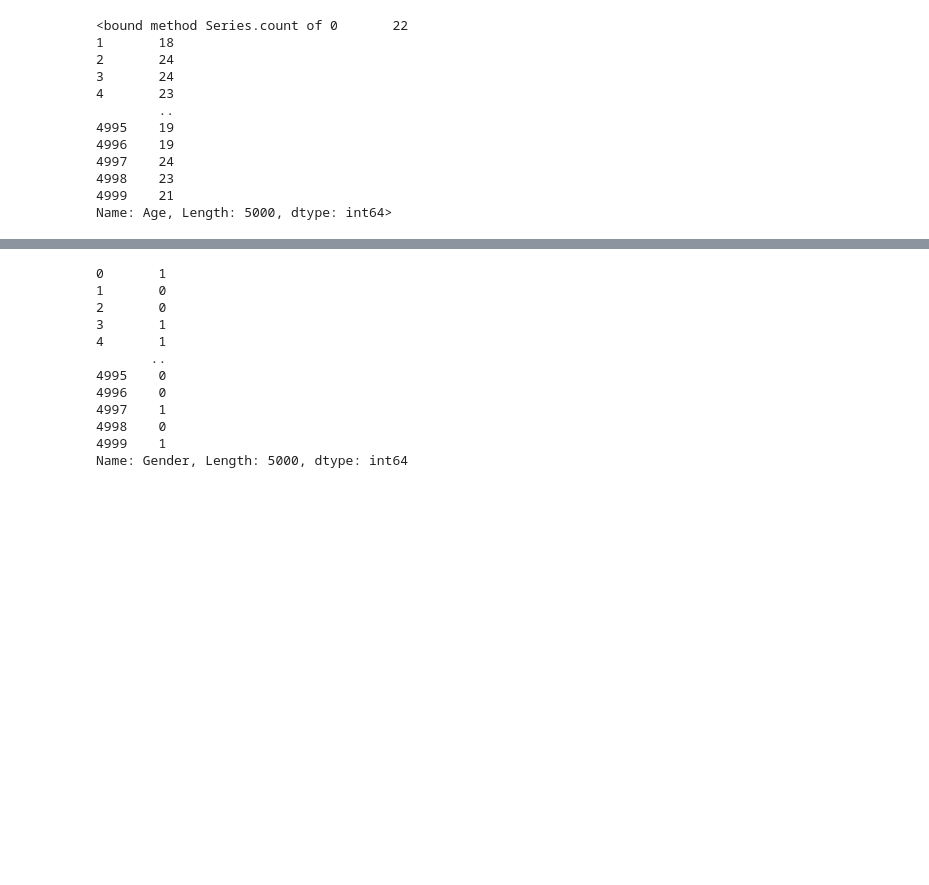
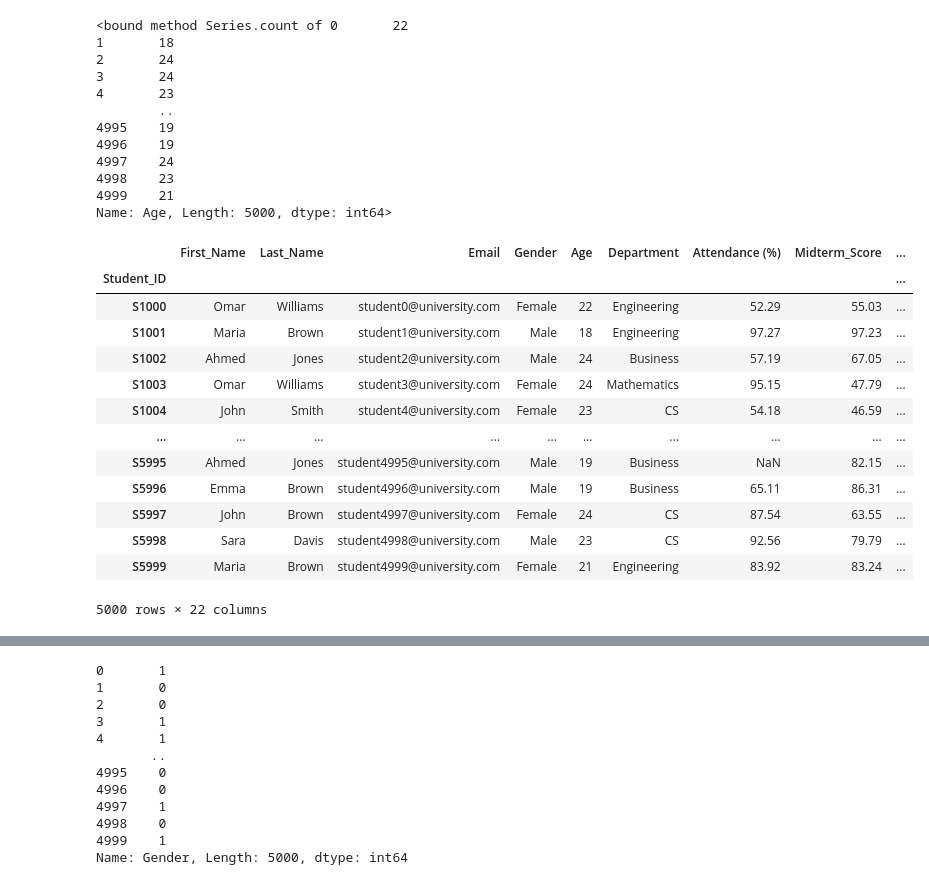
Before and after one commit to oomollo/Pandas-walkthrough, a Jupyter notebook: pandas.ipynb, the cells around one changed output, grey strips where cells are left out. Drawn from its saved outputs; the diff is of its cells as text; code cells hidden in the pictures; blank space fills up the shorter version.

```diff
--- a/pandas.ipynb
+++ b/pandas.ipynb
@@ -12,7 +12,7 @@ df.head()
 | 4 | S1004 | John | Smith | student4@university.com | Female | 23 | CS | 54.18 | ... |
 5 rows × 23 columns
 # %%
-df= pd.read_csv(r"C:\Users\Olgah\Documents\Moringaprojects\DS-PT11\phase1\Pandas\Students_Grading_Dataset.csv")
+df= pd.read_csv(r"C:\Users\Olgah\Documents\Moringaprojects\DS-PT11\phase1\Pandas\Data\Students_Grading_Dataset.csv")
 df.head()
 # %% [output]
 |  | Student_ID | First_Name | Last_Name | Email | Gender | Age | Department | Attendance (%) | ... |
@@ -131,3 +131,21 @@ count_age
 4998    23
 4999    21
 Name: Age, Length: 5000, dtype: int64>
+# %%
+# reseting index
+df.set_index(['Student_ID'])
+# %% [output]
+|  | First_Name | Last_Name | Email | Gender | Age | Department | Attendance (%) | Midterm_Score | ... |
+| Student_ID |  |  |  |  |  |  |  |  | ... |
+| S1000 | Omar | Williams | student0@university.com | Female | 22 | Engineering | 52.29 | 55.03 | ... |
+| S1001 | Maria | Brown | student1@university.com | Male | 18 | Engineering | 97.27 | 97.23 | ... |
+| S1002 | Ahmed | Jones | student2@university.com | Male | 24 | Business | 57.19 | 67.05 | ... |
+| S1003 | Omar | Williams | student3@university.com | Female | 24 | Mathematics | 95.15 | 47.79 | ... |
+| S1004 | John | Smith | student4@university.com | Female | 23 | CS | 54.18 | 46.59 | ... |
+| ... | ... | ... | ... | ... | ... | ... | ... | ... | ... |
+| S5995 | Ahmed | Jones | student4995@university.com | Male | 19 | Business | NaN | 82.15 | ... |
+| S5996 | Emma | Brown | student4996@university.com | Male | 19 | Business | 65.11 | 86.31 | ... |
+| S5997 | John | Brown | student4997@university.com | Female | 24 | CS | 87.54 | 63.55 | ... |
+| S5998 | Sara | Davis | student4998@university.com | Male | 23 | CS | 92.56 | 79.79 | ... |
+| S5999 | Maria | Brown | student4999@university.com | Female | 21 | Engineering | 83.92 | 83.24 | ... |
+5000 rows × 22 columns
```
Also changed, not shown: parts of 19 cells of this notebook.
